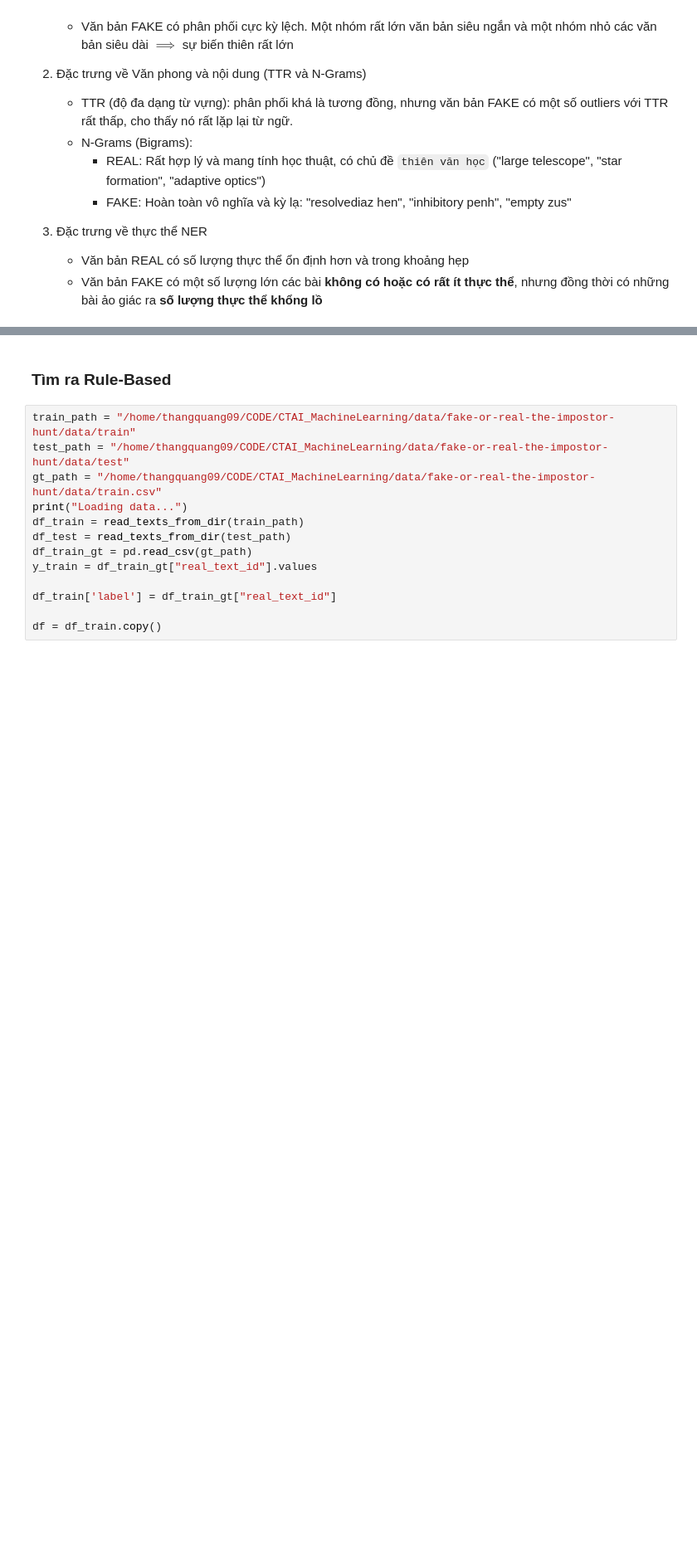
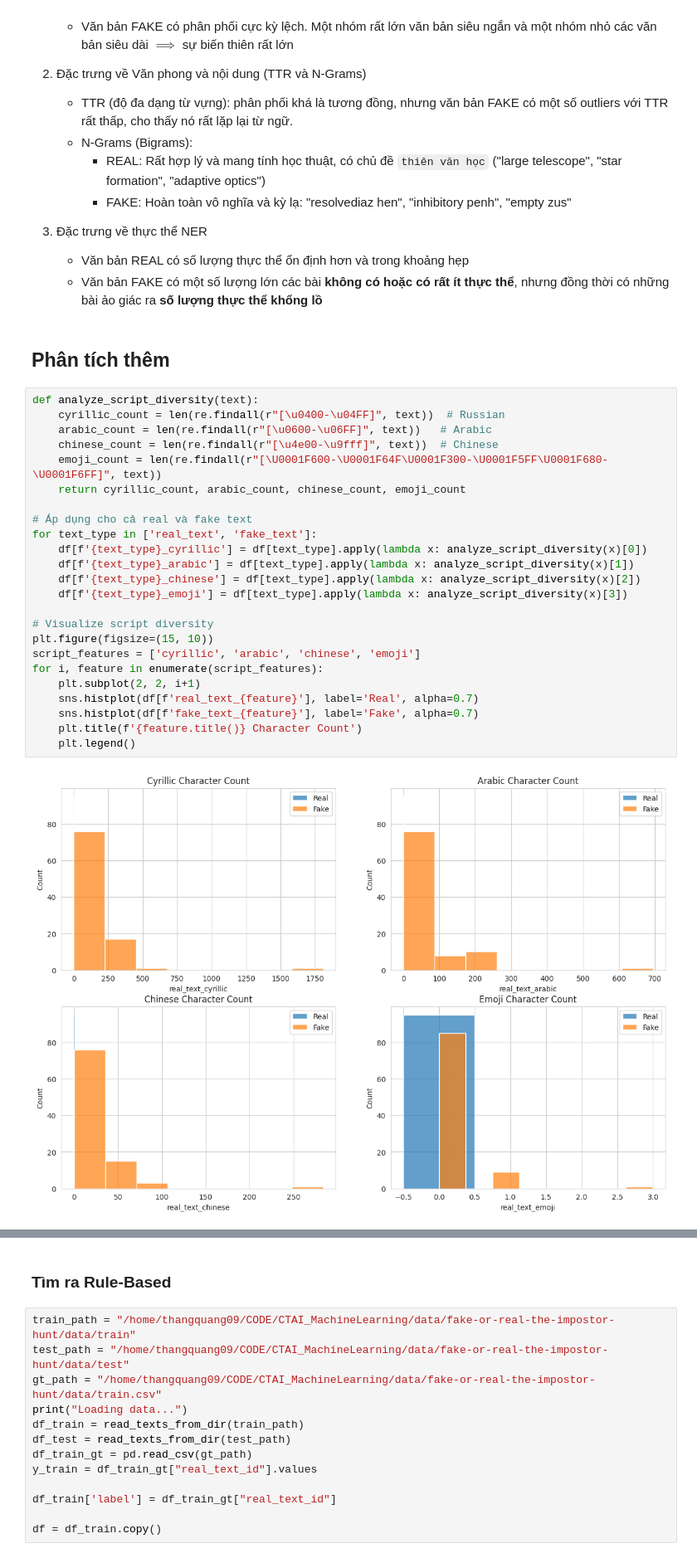
Before and after one commit to thangquang09/CTAI_MachineLearning, a Jupyter notebook: notebooks/EDA.ipynb, the cells around one changed output, grey strips where cells are left out. Shown at 83% size. Saved outputs shown, nothing was run; the diff lists cells and outputs as text; blank space fills up the shorter version.

```diff
--- a/notebooks/EDA.ipynb
+++ b/notebooks/EDA.ipynb
@@ -363,3 +243,31 @@ if nlp:
 3. Đặc trưng về thực thể NER
    - Văn bản REAL có số lượng thực thể ổn định hơn và trong khoảng hẹp
    - Văn bản FAKE có một số lượng lớn các bài **không có hoặc có rất ít thực thể**, nhưng đồng thời có những bài ảo giác ra **số lượng thực thể khổng lồ**
+# %% [markdown]
+## Phân tích thêm
+# %%
+def analyze_script_diversity(text):
+    cyrillic_count = len(re.findall(r"[\u0400-\u04FF]", text))  # Russian
+    arabic_count = len(re.findall(r"[\u0600-\u06FF]", text))   # Arabic
+    chinese_count = len(re.findall(r"[\u4e00-\u9fff]", text))  # Chinese
+    emoji_count = len(re.findall(r"[\U0001F600-\U0001F64F\U0001F300-\U0001F5FF\U0001F680-\U0001F6FF]", text))
+    return cyrillic_count, arabic_count, chinese_count, emoji_count
+
+# Áp dụng cho cả real và fake text
+for text_type in ['real_text', 'fake_text']:
+    df[f'{text_type}_cyrillic'] = df[text_type].apply(lambda x: analyze_script_diversity(x)[0])
+    df[f'{text_type}_arabic'] = df[text_type].apply(lambda x: analyze_script_diversity(x)[1])
+    df[f'{text_type}_chinese'] = df[text_type].apply(lambda x: analyze_script_diversity(x)[2])
+    df[f'{text_type}_emoji'] = df[text_type].apply(lambda x: analyze_script_diversity(x)[3])
+
+# Visualize script diversity
+plt.figure(figsize=(15, 10))
+script_features = ['cyrillic', 'arabic', 'chinese', 'emoji']
+for i, feature in enumerate(script_features):
+    plt.subplot(2, 2, i+1)
+    sns.histplot(df[f'real_text_{feature}'], label='Real', alpha=0.7)
+    sns.histplot(df[f'fake_text_{feature}'], label='Fake', alpha=0.7)
+    plt.title(f'{feature.title()} Character Count')
+    plt.legend()
+# %% [output]
+[figure, added]
```
Also changed, not shown: parts of 25 cells of this notebook, 3 other files.
